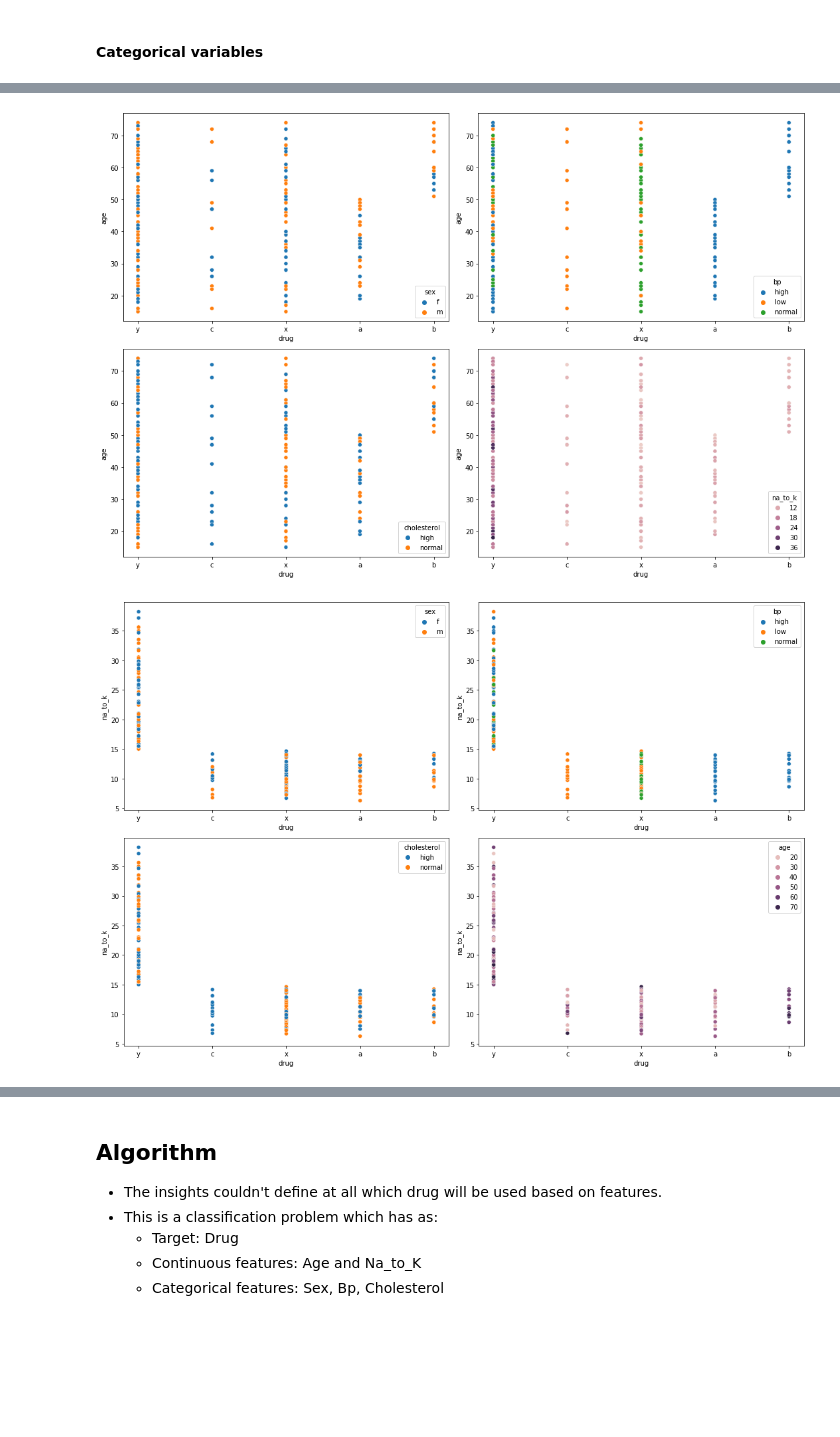
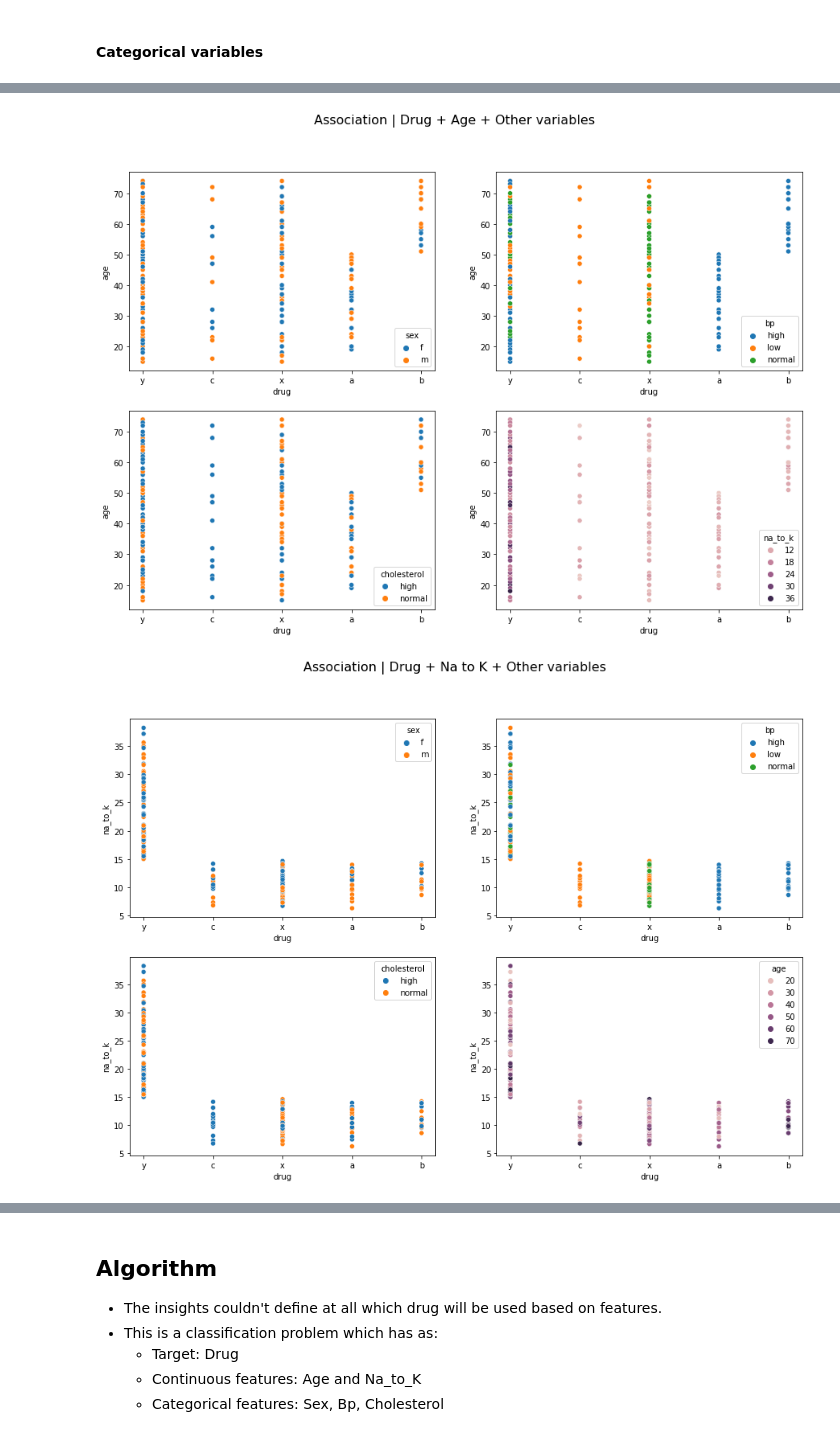
Before and after one commit to leticiaplang/drug_classification, a Jupyter notebook: drug_classification.ipynb, the cells around one changed output, grey strips where cells are left out. Cells and saved outputs as stored; diff of their text form; code cells hidden in the pictures; blank space fills up the shorter version.

```diff
--- a/drug_classification.ipynb
+++ b/drug_classification.ipynb
@@ -2,0 +68,4 @@
+# %%
+# Create the dataframe
+## Put your path here
+df = pd.read_csv('drive/MyDrive/datasets/drug200.csv', sep = ',')
@@ -59,3 +97,0 @@ Mounted at /content/drive
-# %%
-# Creating the dataframe
-df = pd.read_csv('drive/MyDrive/a/drug200.csv', sep = ',')
@@ -261,43 +283,41 @@ cat_feature = ['sex', 'bp', 'cholesterol']
 # %%
 # Analysing target and age with others variables
 n_rows=2
 n_cols=2
+X = 'drug'
+Y = 'age'
+H = ['sex', 'bp', 'cholesterol', 'na_to_k']
 
 ## Subplots
 fig, axs = plt.subplots(nrows=n_rows, ncols=n_cols)
 fig.set_size_inches(15, 10)
-
-X = 'drug'
-Y = 'age'
-H = ['sex', 'bp', 'cholesterol', 'na_to_k']
+fig.suptitle('Association | Drug + Age + Other variables', fontsize=16)
 
 for i, H in enumerate(df[H]):
   sns.scatterplot(x=X, y=Y, hue=H, data=df, ax=axs[i//n_cols,i%n_cols])
 
-plt.tight_layout()
 plt.show()
 # %% [output]
-[figure, old version]
+[figure, new version]
 # %%
 # Analysing target and na_to_k with others variables
 n_rows=2
 n_cols=2
+X = 'drug'
+Y = 'na_to_k'
+H = ['sex', 'bp', 'cholesterol', 'age']
 
 ## Subplots
 fig, axs = plt.subplots(nrows=n_rows, ncols=n_cols)
 fig.set_size_inches(15, 10)
-
-X = 'drug'
-Y = 'na_to_k'
-H = ['sex', 'bp', 'cholesterol', 'age']
+fig.suptitle('Association | Drug + Na to K + Other variables', fontsize=16)
 
 for i, H in enumerate(df[H]):
   sns.scatterplot(x=X, y=Y, hue=H, data=df, ax=axs[i//n_cols,i%n_cols])
 
-plt.tight_layout()
 plt.show()
 # %% [output]
-[figure, old version]
+[figure, new version]
 # %%
 # Age frequency / drug type
 plt.figure(figsize=(15,8))
```
Also changed, not shown: parts of 45 cells of this notebook.
